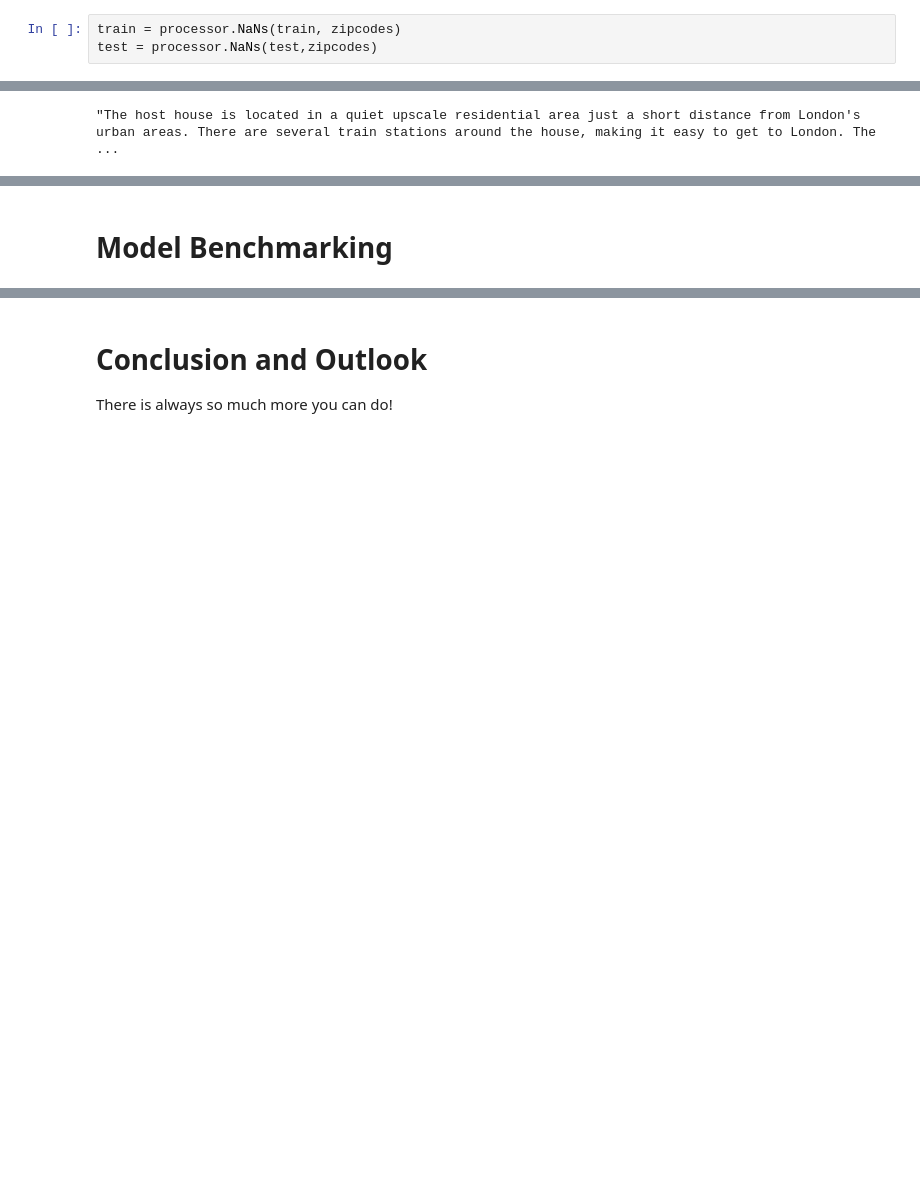
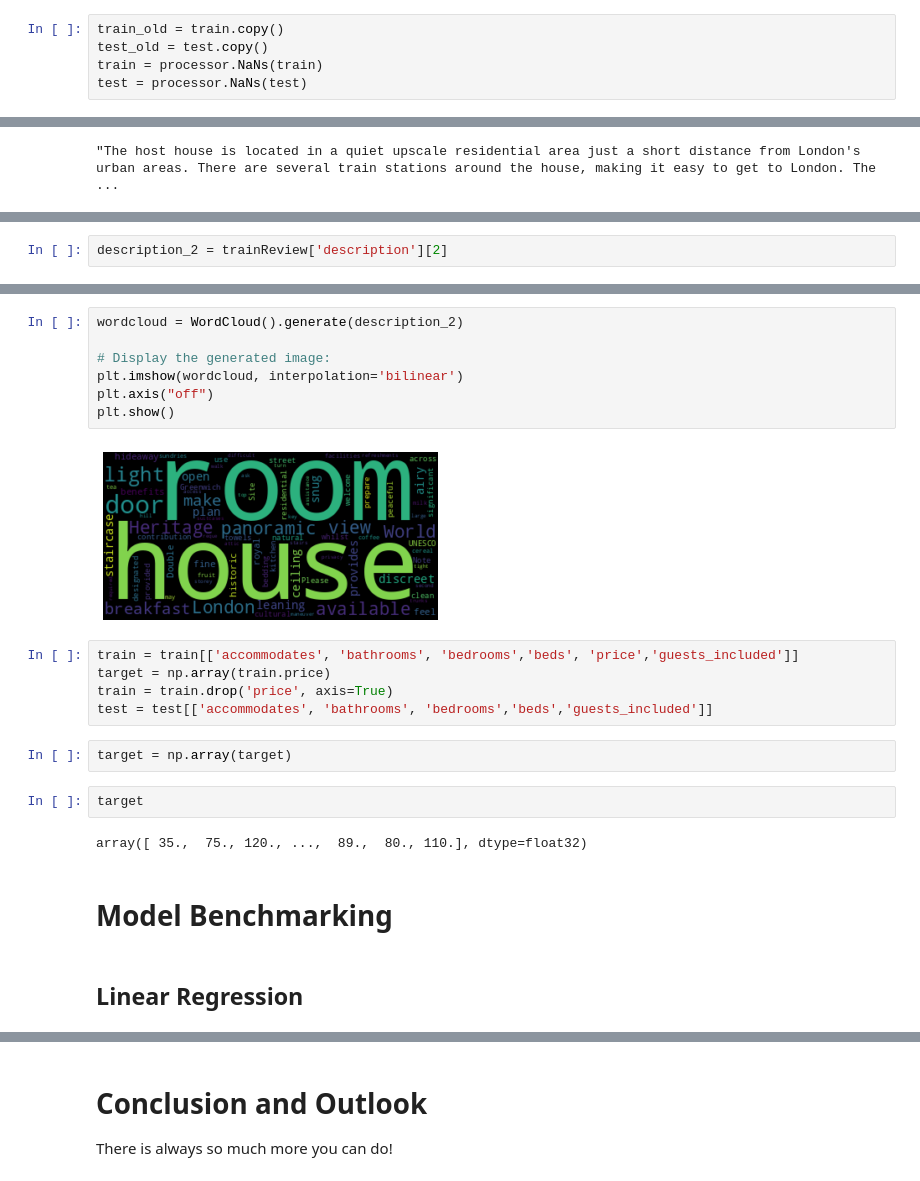
Before and after one commit to Janalytics94/AirBnBpricePredictor, a Jupyter notebook: notebooks/airbnb.ipynb, the cells around one changed output, grey strips where cells are left out. Cells and saved outputs as stored; diff of their text form; blank space fills up the shorter version.

```diff
--- a/notebooks/airbnb.ipynb
+++ b/notebooks/airbnb.ipynb
@@ -478,3 +492,5 @@ For some features we will just fill them up with a one because their has to be a
 # %%
-train = processor.NaNs(train, zipcodes)
-test = processor.NaNs(test,zipcodes)
+train_old = train.copy()
+test_old = test.copy()
+train = processor.NaNs(train)
+test = processor.NaNs(test)
@@ -649,0 +730,2 @@ translator.translate(text)
+# %%
+description_2 = trainReview['description'][2]
@@ -650,2 +778,24 @@ translator.translate(text)
+# %%
+wordcloud = WordCloud().generate(description_2)
+
+# Display the generated image:
+plt.imshow(wordcloud, interpolation='bilinear')
+plt.axis("off")
+plt.show()
+# %% [output]
+[figure, added]
+# %%
+train = train[['accommodates', 'bathrooms', 'bedrooms','beds', 'price','guests_included']]
+target = np.array(train.price)
+train = train.drop('price', axis=True)
+test = test[['accommodates', 'bathrooms', 'bedrooms','beds','guests_included']]
+# %%
+target = np.array(target)
+# %%
+target
+# %% [output]
+array([ 35.,  75., 120., ...,  89.,  80., 110.], dtype=float32)
 # %% [markdown]
 # Model Benchmarking
+# %% [markdown]
+## Linear Regression
```
Also changed, not shown: parts of 27 cells of this notebook, 3 other files.
